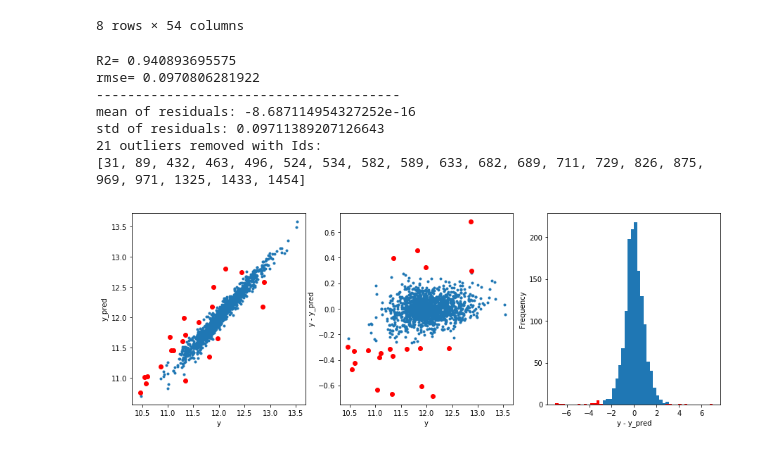
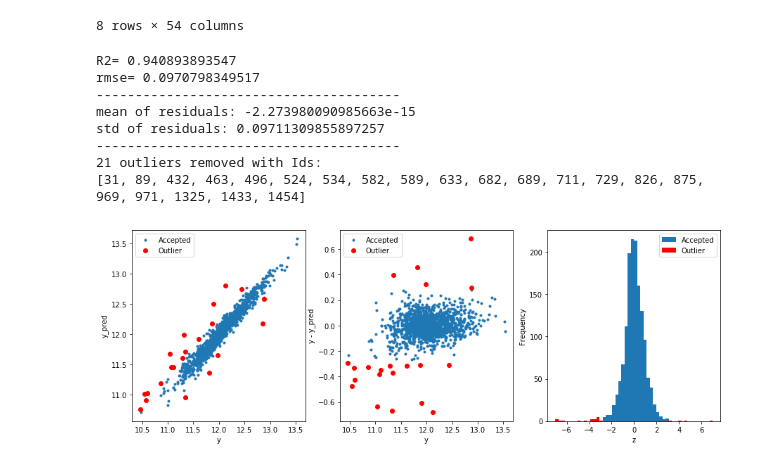
Before and after one commit to jack89roberts/kaggle-house-prices, a Jupyter notebook: house_prices.ipynb, the cells around one changed output. Saved outputs shown, nothing was run; the diff lists cells and outputs as text; code cells hidden in the pictures.

```diff
--- a/house_prices.ipynb
+++ b/house_prices.ipynb
@@ -356,0 +332,22 @@ memory usage: 1.4 MB
+# %%
+#Transform SalePrice to improve normality
+
+#Box-Cox transform
+#notnull_sp = ~df_all.SalePrice.isnull()
+#sp = df_all.loc[notnull_sp,'SalePrice']
+
+#sp, lambda_sp = stats.boxcox(sp)
+#df_all.loc[notnull_sp,'SalePrice'] = sp
+
+#print('SalePrice BoxCox Transform Lambda Value:',lambda_sp)
+#pd.Series(sp).describe()
+
+# log transform
+sp = df_all.SalePrice
+df_all.SalePrice = np.log1p(sp)
+
+plt.figure(figsize=(15,5))
+plt.subplot(1,2,1)
+sns.distplot(sp.dropna() , fit=stats.norm);
+plt.subplot(1,2,2)
+_=stats.probplot(sp.dropna(), plot=plt)
@@ -495,20 +494,11 @@ Name: SalePrice, dtype: float64
 [figure]
 # %%
 # numeric columns with few values
-col_nunique = dict()
-
-for col in cols_numeric:
-    col_nunique[col] = df_all[col].nunique()
-
-col_nunique = pd.Series(col_nunique)
-
-cols_numcat = col_nunique[col_nunique<13].index.tolist()
-
 fcols = 3
-frows = ceil(len(cols_numcat)/fcols)
+frows = ceil(len(cols_discrete)/fcols)
 plt.figure(figsize=(15,5*frows))
 
-for i,col in enumerate(cols_numcat):
+for i,col in enumerate(cols_discrete):
     plt.subplot(frows,fcols,i+1)
     sns.violinplot(df_all[col],df_all['SalePrice'])
 # %% [output]
@@ -516,7 +506,7 @@ for i,col in enumerate(cols_numcat):
 # %%
 p_col = dict()
 
-for col in cols_numcat:
+for col in cols_discrete:
     p_col[col] = anova(col,'SalePrice')
 
 pd.Series(p_col).sort_values()
@@ -648,6 +591,7 @@ print('mean of residuals:',mean_resid)
 
 std_resid = resid.std()
 print('std of residuals:',std_resid)
+print('---------------------------------------')
 
 z_resid = (resid - mean_resid)/std_resid
 z_resid.name = 'z_resid'
@@ -658,37 +602,41 @@ plt.plot(y,y_pred,'.')
 plt.xlabel('y')
 plt.ylabel('y_pred');
 
 ax_132=plt.subplot(1,3,2)
 plt.plot(y,y-y_pred,'.')
 plt.xlabel('y')
 plt.ylabel('y - y_pred');
 
 ax_133=plt.subplot(1,3,3)
 z_resid.plot.hist(bins=50,ax=ax_133)
-plt.xlabel('y - y_pred')
+plt.xlabel('z')
 
 #
 outliers = z_resid[abs(z_resid)>3].index
 
 plt.subplot(ax_131)
 plt.plot(y.loc[outliers],y_pred.loc[outliers],'ro')
+plt.legend(['Accepted','Outlier'])
 
 plt.subplot(ax_132)
 plt.plot(y.loc[outliers],y.loc[outliers]-y_pred.loc[outliers],'ro')
+plt.legend(['Accepted','Outlier'])
 
 ax=plt.subplot(ax_133)
-z_resid.loc[outliers].plot.hist(color='r',bins=200,ax=ax_133)
+z_resid.loc[outliers].plot.hist(color='r',bins=50,ax=ax_133)
+plt.legend(['Accepted','Outlier'])
 
 print(len(outliers),'outliers removed with Ids:')
 print(outliers.tolist())
 
 df_all.drop(outliers,inplace=True)
 # %% [output]
-R2= 0.940893695575
-rmse= 0.0970806281922
+R2= 0.940893893547
+rmse= 0.0970798349517
 ---------------------------------------
-mean of residuals: -8.687114954327252e-16
-std of residuals: 0.09711389207126643
+mean of residuals: -2.273980090985663e-15
+std of residuals: 0.09711309855897257
+---------------------------------------
 21 outliers removed with Ids:
 [31, 89, 432, 463, 496, 524, 534, 582, 589, 633, 682, 689, 711, 729, 826, 875, 969, 971, 1325, 1433, 1454]
-[figure, old version]
+[figure, new version]
```
Also changed, not shown: parts of 23 cells of this notebook, 1 other file.
